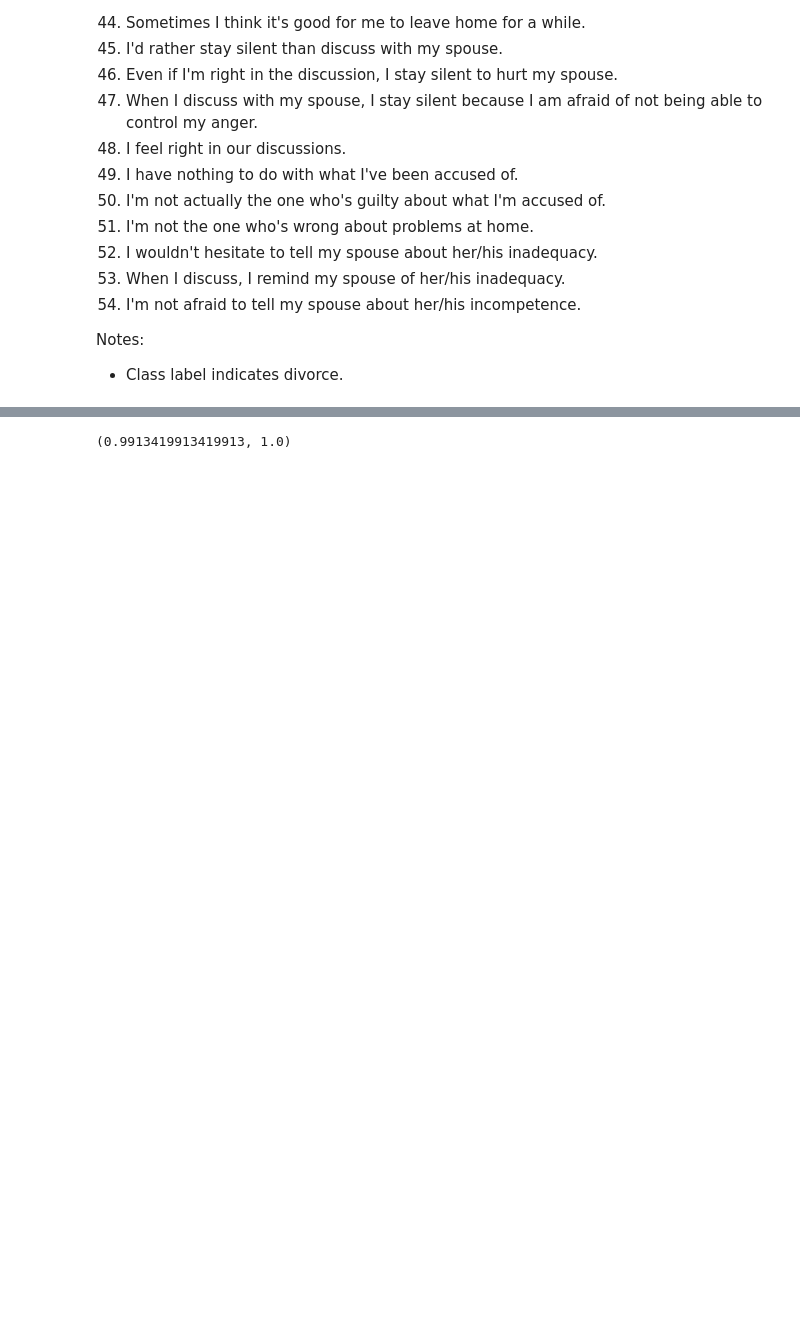
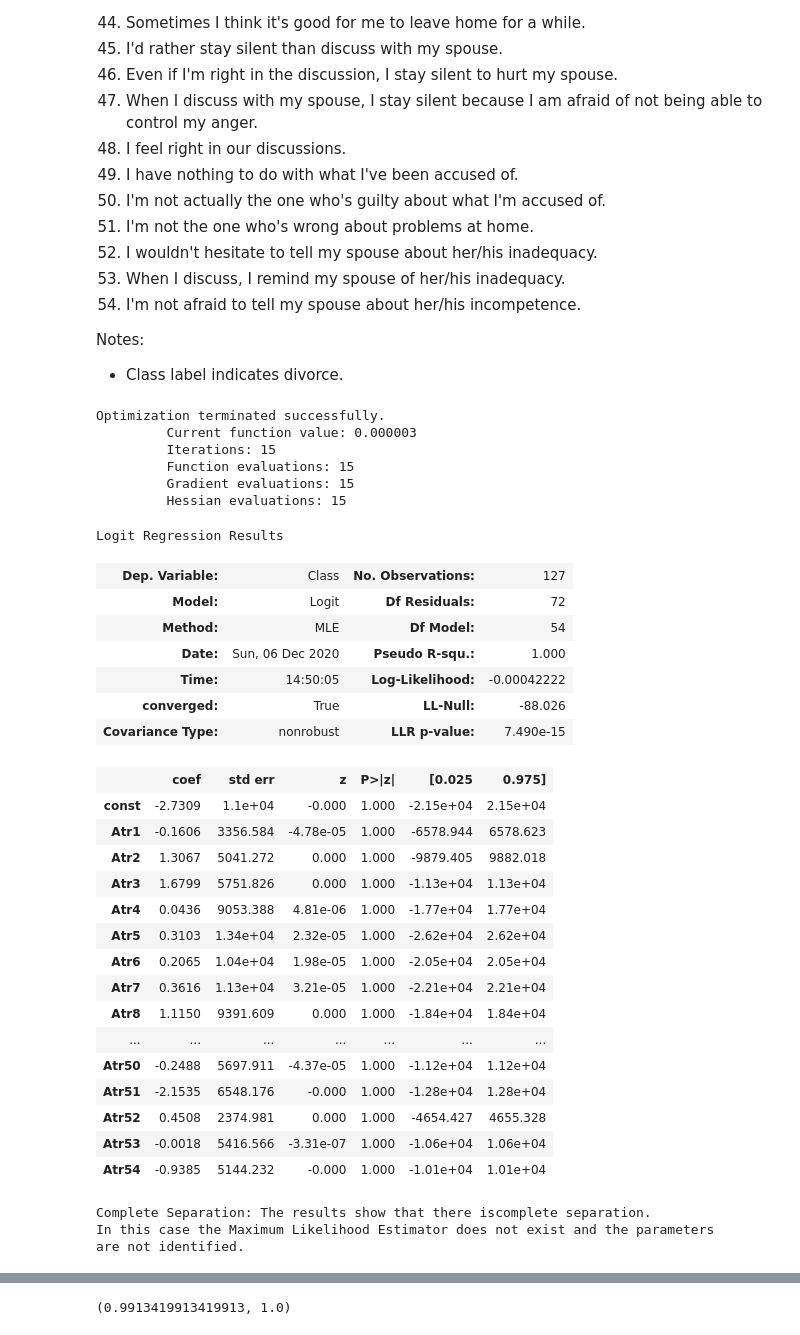
Before and after one commit to soniakhilesh/divorceanalytics, a Jupyter notebook: predict.ipynb, the cells around one changed output, grey strips where cells are left out. Drawn from its saved outputs; the diff is of its cells as text; code cells hidden in the pictures; blank space fills up the shorter version.

Commit message:
STatmodel weird results on LR

```diff
--- a/predict.ipynb
+++ b/predict.ipynb
@@ -84,3 +82,43 @@ y = df.Class
 X = df.drop(columns='Class')
 # %%
 X_train, X_test, y_train, y_test = train_test_split(X, y, random_state=0,shuffle=True)
+# %%
+# akhilesh: use statmodel to fit
+import statsmodels.api as sm
+model = sm.Logit(y_train, sm.add_constant(X_train)) #Define the model; sm.add_constant(X) adds an intercept term to the model
+result = model.fit(maxiter=100,method='ncg') #Fit the model
+result.summary() #Print summary
+# %% [output]
+Optimization terminated successfully.
+         Current function value: 0.000003
+         Iterations: 15
+         Function evaluations: 15
+         Gradient evaluations: 15
+         Hessian evaluations: 15
+Logit Regression Results
+| Dep. Variable: | Class | No. Observations: | 127 |
+| Model: | Logit | Df Residuals: | 72 |
+| Method: | MLE | Df Model: | 54 |
+| Date: | Sun, 06 Dec 2020 | Pseudo R-squ.: | 1.000 |
+| Time: | 14:50:05 | Log-Likelihood: | -0.00042222 |
+| converged: | True | LL-Null: | -88.026 |
+| Covariance Type: | nonrobust | LLR p-value: | 7.490e-15 |
+|  | coef | std err | z | P>|z| | [0.025 | 0.975] |
+| const | -2.7309 | 1.1e+04 | -0.000 | 1.000 | -2.15e+04 | 2.15e+04 |
+| Atr1 | -0.1606 | 3356.584 | -4.78e-05 | 1.000 | -6578.944 | 6578.623 |
+| Atr2 | 1.3067 | 5041.272 | 0.000 | 1.000 | -9879.405 | 9882.018 |
+| Atr3 | 1.6799 | 5751.826 | 0.000 | 1.000 | -1.13e+04 | 1.13e+04 |
+| Atr4 | 0.0436 | 9053.388 | 4.81e-06 | 1.000 | -1.77e+04 | 1.77e+04 |
+| Atr5 | 0.3103 | 1.34e+04 | 2.32e-05 | 1.000 | -2.62e+04 | 2.62e+04 |
+| Atr6 | 0.2065 | 1.04e+04 | 1.98e-05 | 1.000 | -2.05e+04 | 2.05e+04 |
+| Atr7 | 0.3616 | 1.13e+04 | 3.21e-05 | 1.000 | -2.21e+04 | 2.21e+04 |
+| Atr8 | 1.1150 | 9391.609 | 0.000 | 1.000 | -1.84e+04 | 1.84e+04 |
+| ... | ... | ... | ... | ... | ... | ... |
+| Atr50 | -0.2488 | 5697.911 | -4.37e-05 | 1.000 | -1.12e+04 | 1.12e+04 |
+| Atr51 | -2.1535 | 6548.176 | -0.000 | 1.000 | -1.28e+04 | 1.28e+04 |
+| Atr52 | 0.4508 | 2374.981 | 0.000 | 1.000 | -4654.427 | 4655.328 |
+| Atr53 | -0.0018 | 5416.566 | -3.31e-07 | 1.000 | -1.06e+04 | 1.06e+04 |
+| Atr54 | -0.9385 | 5144.232 | -0.000 | 1.000 | -1.01e+04 | 1.01e+04 |
+Complete Separation: The results show that there iscomplete separation.
+In this case the Maximum Likelihood Estimator does not exist and the parameters
+are not identified.
```
Also changed, not shown: parts of 4 cells of this notebook, 4 other files.
